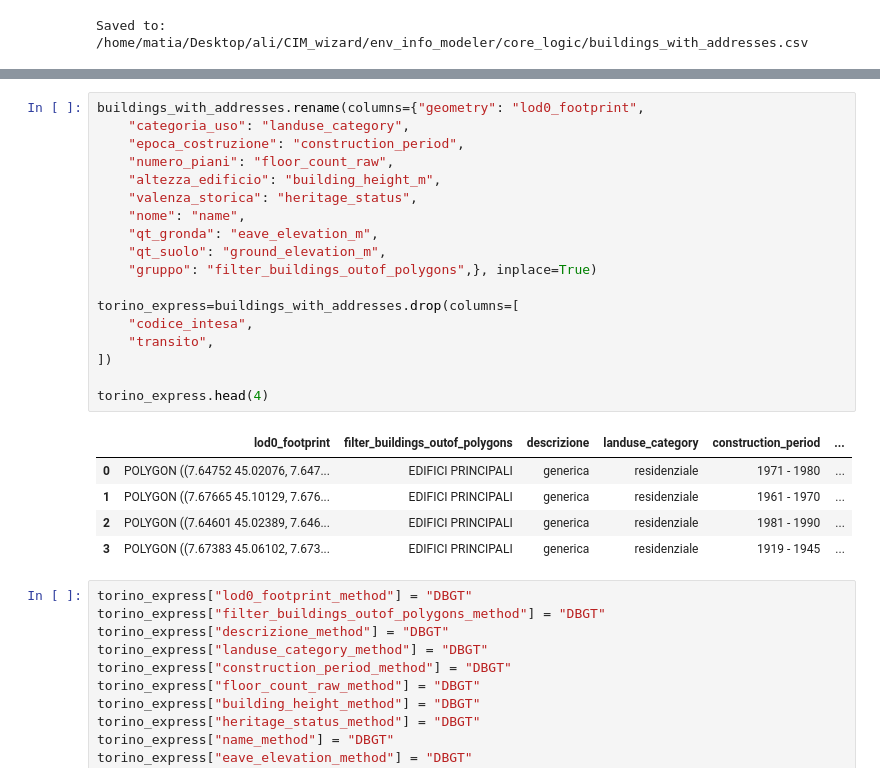
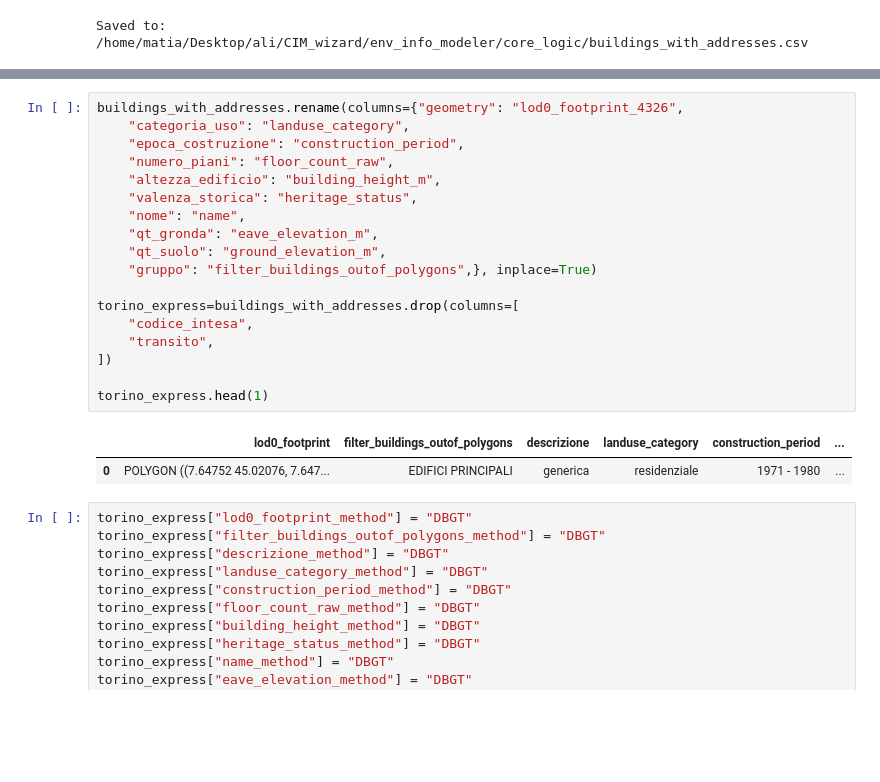
Before and after one commit to energycenterlab/CIM_wizard, a Jupyter notebook: env_info_modeler/core_logic/env_gdf.ipynb, the cells around one changed output, grey strips where cells are left out. Saved outputs shown, nothing was run; the diff lists cells and outputs as text; blank space fills up the shorter version.

```diff
--- a/env_info_modeler/core_logic/env_gdf.ipynb
+++ b/env_info_modeler/core_logic/env_gdf.ipynb
@@ -677,27 +677,24 @@ buildings_with_addresses.head(4)
 # %%
-buildings_with_addresses.rename(columns={"geometry": "lod0_footprint",
+buildings_with_addresses.rename(columns={"geometry": "lod0_footprint_4326",
     "categoria_uso": "landuse_category",
     "epoca_costruzione": "construction_period",
     "numero_piani": "floor_count_raw",
     "altezza_edificio": "building_height_m",
     "valenza_storica": "heritage_status",
     "nome": "name",
     "qt_gronda": "eave_elevation_m",
     "qt_suolo": "ground_elevation_m",
     "gruppo": "filter_buildings_outof_polygons",}, inplace=True)
 
 torino_express=buildings_with_addresses.drop(columns=[
     "codice_intesa",
     "transito",
 ])
 
-torino_express.head(4)
+torino_express.head(1)
 # %% [output]
 |  | lod0_footprint | filter_buildings_outof_polygons | descrizione | landuse_category | construction_period | ... |
 | 0 | POLYGON ((7.64752 45.02076, 7.647... | EDIFICI PRINCIPALI | generica | residenziale | 1971 - 1980 | ... |
-| 1 | POLYGON ((7.67665 45.10129, 7.676... | EDIFICI PRINCIPALI | generica | residenziale | 1961 - 1970 | ... |
-| 2 | POLYGON ((7.64601 45.02389, 7.646... | EDIFICI PRINCIPALI | generica | residenziale | 1981 - 1990 | ... |
-| 3 | POLYGON ((7.67383 45.06102, 7.673... | EDIFICI PRINCIPALI | generica | residenziale | 1919 - 1945 | ... |
 # %%
 torino_express["lod0_footprint_method"] = "DBGT"
 torino_express["filter_buildings_outof_polygons_method"] = "DBGT"
```
Also changed, not shown: parts of 34 cells of this notebook, 3 other files.
